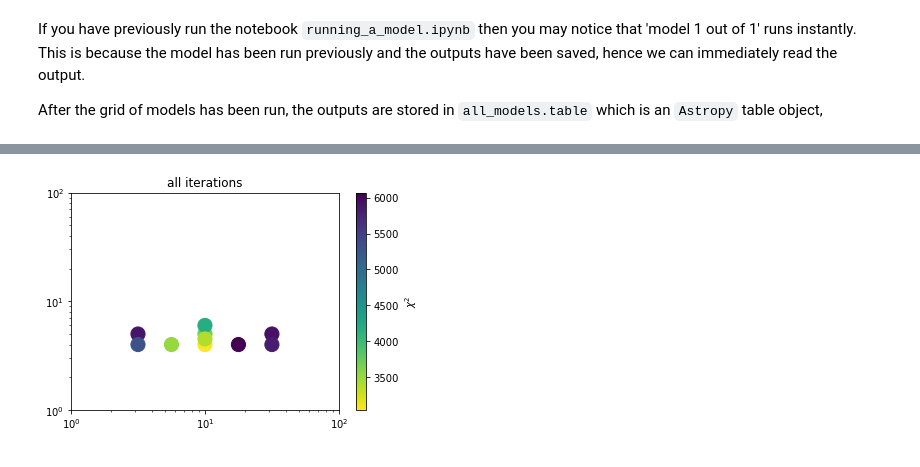
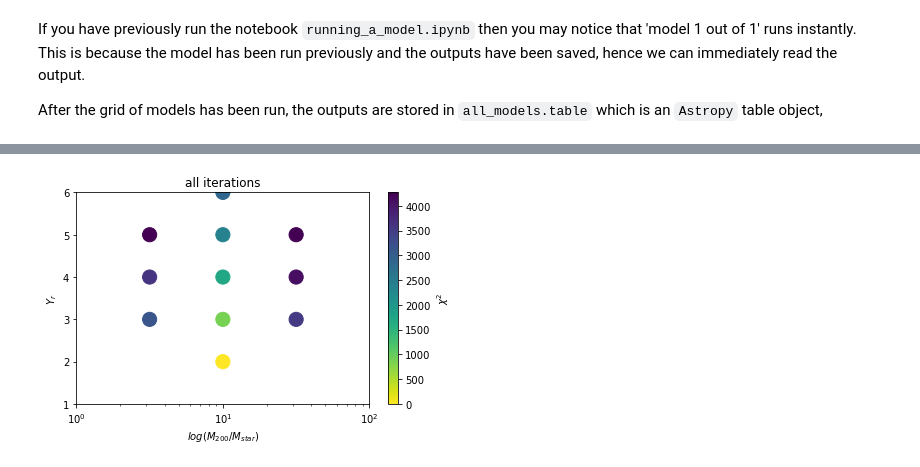
Before and after one commit to dynamics-of-stellar-systems/dynamite, a Jupyter notebook: docs/tutorial_notebooks/running_a_grid_of_models.ipynb, the cells around one changed output, grey strips where cells are left out. Saved outputs shown, nothing was run; the diff lists cells and outputs as text; code cells hidden in the pictures.

```diff
--- a/docs/tutorial_notebooks/running_a_grid_of_models.ipynb
+++ b/docs/tutorial_notebooks/running_a_grid_of_models.ipynb
@@ -113,17 +116,19 @@ for iter0 in iterations:
 # %%
 # plot the models: f vs ml altogether
 plt.scatter(all_models.table['f'],
             all_models.table['ml'],
-            c=all_models.table['chi2'],
+            c=all_models.table['chi2'] - np.min(all_models.table['chi2']),
             cmap=plt.cm.viridis_r,
             s=200)
 cbar = plt.colorbar()
 cbar.set_label('$\chi^2$')
 plt.gca().set_title(f'all iterations')
 plt.gca().set_xlim(*f_lims)
 plt.gca().set_ylim(*ml_lims)
+plt.gca().set_xlabel(f.LaTeX)
+plt.gca().set_ylabel(ml.LaTeX)
 plt.gca().set_xscale('log')
-plt.gca().set_yscale('log')
+plt.tight_layout()
 plt.show()
 # %% [output]
-[figure, old version]
+[figure, new version]
```
Also changed, not shown: parts of 3 cells of this notebook, 10 other files.
